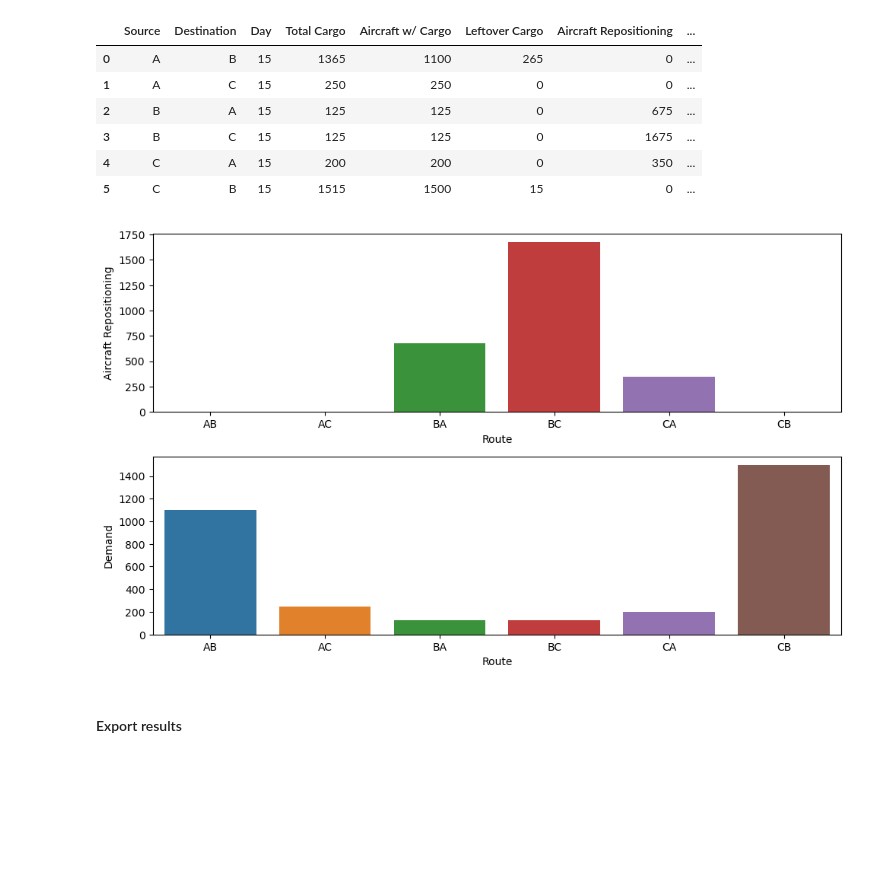
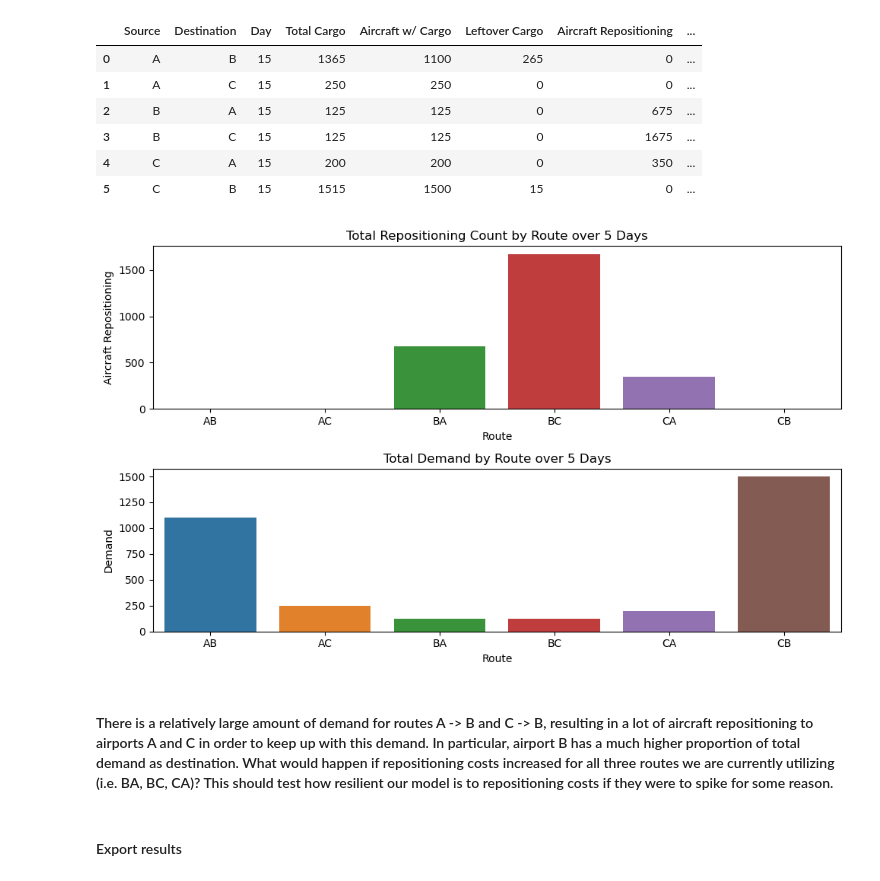
Before and after one commit to zpsheldon/optimization-methods, a Jupyter notebook: project/results_viz.ipynb, the cells around one changed output. Drawn from its saved outputs; the diff is of its cells as text; code cells hidden in the pictures; blank space fills up the shorter version.

Commit message:
Reorganize and run analysis for repos cost exp

```diff
--- a/project/results_viz.ipynb
+++ b/project/results_viz.ipynb
@@ -161,16 +161,20 @@ cargo_df.groupby(by=["Source","Destination"],as_index=False).sum()
 # %%
 group_df = cargo_df.groupby(by=["Source","Destination"],as_index=False).sum()
 
 fig,axes = plt.subplots(2,1,figsize=(10,6))
 sns.barplot(data=group_df, x="Route", y="Aircraft Repositioning",hue="Route",ax=axes[0],palette="tab10")
 axes[0].set_xticks(np.arange(6), ["AB","AC","BA","BC","CA","CB"])
+axes[0].set_title("Total Repositioning Count by Route over 5 Days")
 
 sns.barplot(data=group_df, x="Route", y="Demand",hue="Route",ax=axes[1],palette="tab10")
 axes[1].set_xticks(np.arange(6), ["AB","AC","BA","BC","CA","CB"])
+axes[1].set_title("Total Demand by Route over 5 Days")
 plt.tight_layout()
 plt.show()
 # %% [output]
-[figure, old version]
+[figure, new version]
+# %% [markdown]
+#### There is a relatively large amount of demand for routes A -> B and C -> B, resulting in a lot of aircraft repositioning to airports A and C in order to keep up with this demand. In particular, airport B has a much higher proportion of total demand as destination. What would happen if repositioning costs increased for all three routes we are currently utilizing (i.e. BA, BC, CA)? This should test how resilient our model is to repositioning costs if they were to spike for some reason.
 # %% [markdown]
 #### Export results
 # %%
```
Also changed, not shown: 14 other files.
